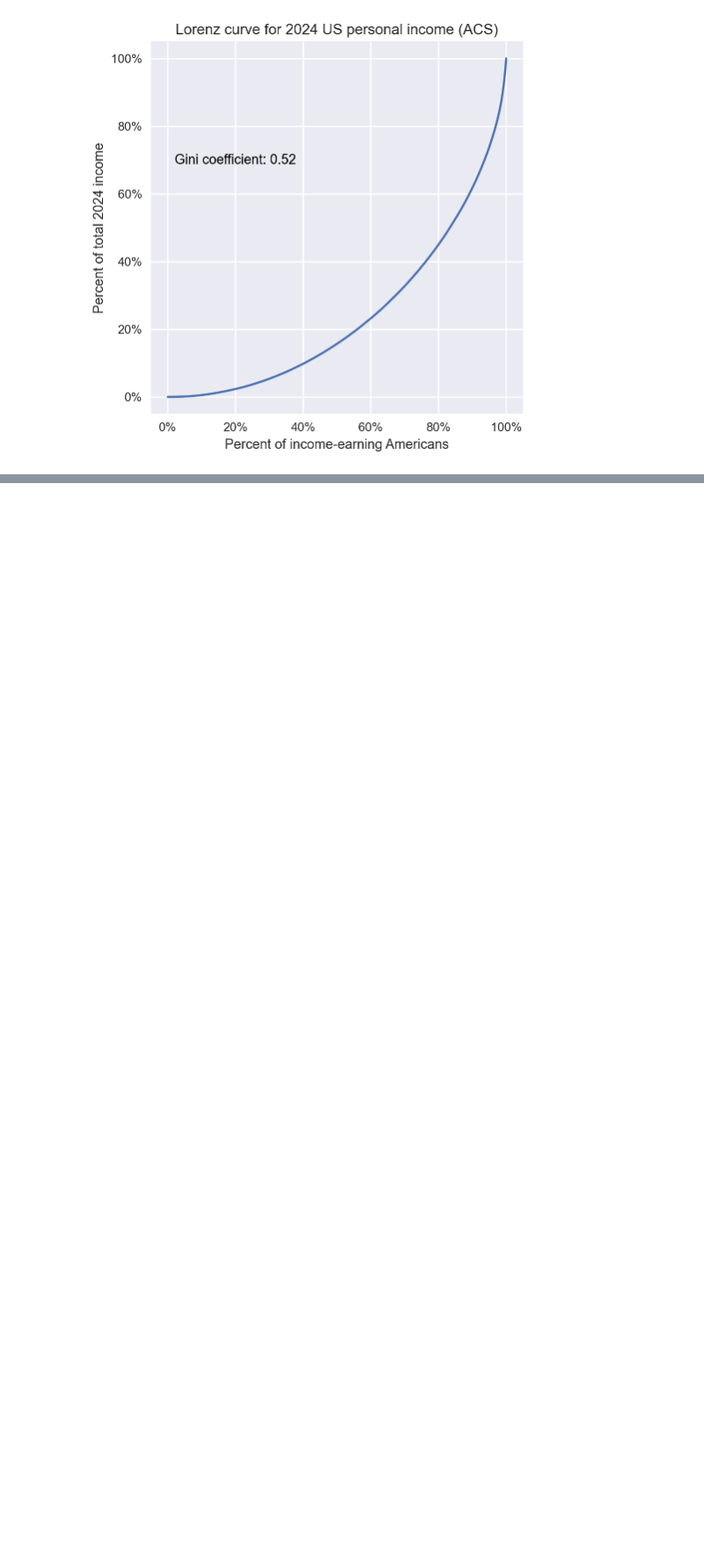
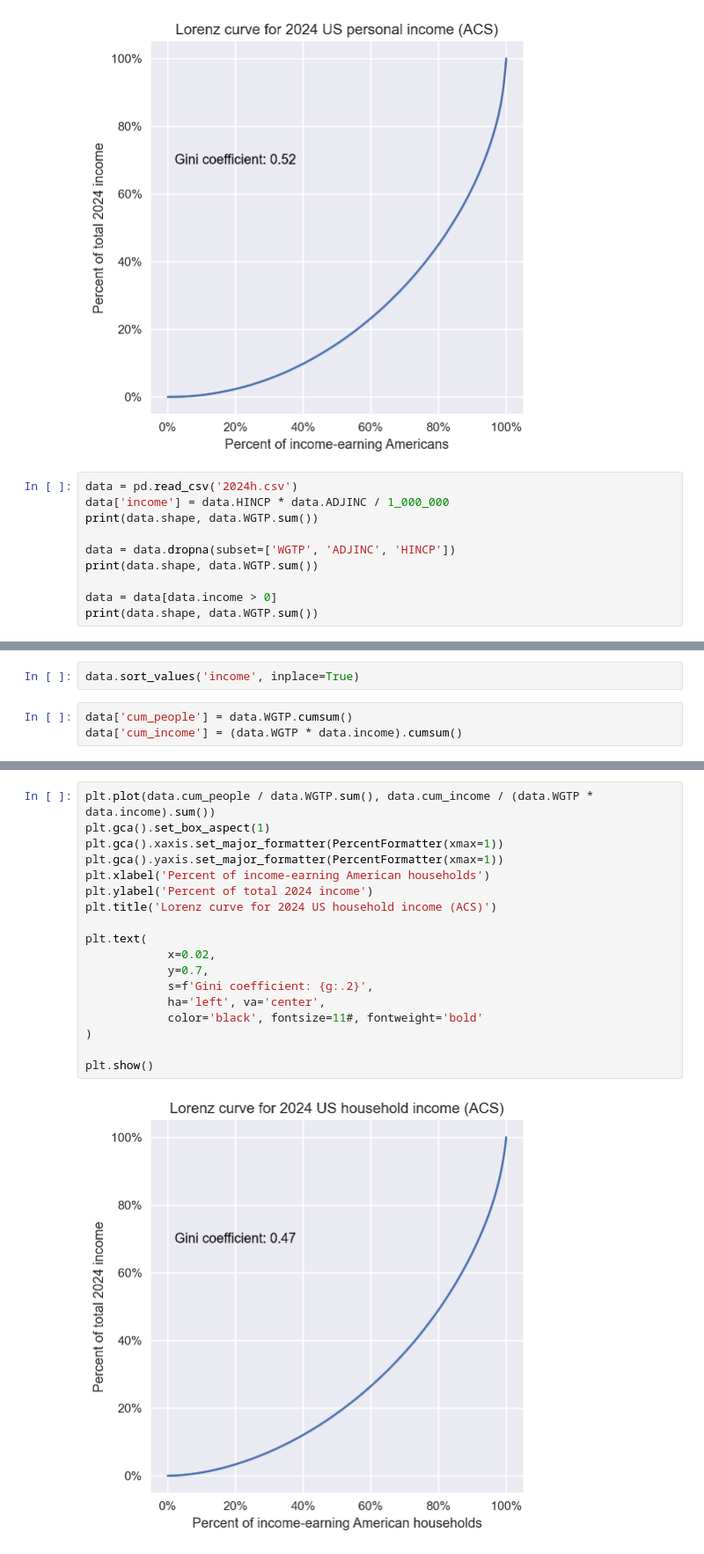
Before and after one commit to ajschumacher/show_the_data, a Jupyter notebook: 20260406-lorenz_gini.ipynb, the cells around one changed output, grey strips where cells are left out. Shown at 88% size. Drawn from its saved outputs; the diff is of its cells as text; blank space fills up the shorter version.

```diff
--- a/20260406-lorenz_gini.ipynb
+++ b/20260406-lorenz_gini.ipynb
@@ -54,3 +52,13 @@ plt.text(
 plt.show()
 # %% [output]
 [figure]
+# %%
+data = pd.read_csv('2024h.csv')
+data['income'] = data.HINCP * data.ADJINC / 1_000_000
+print(data.shape, data.WGTP.sum())
+
+data = data.dropna(subset=['WGTP', 'ADJINC', 'HINCP'])
+print(data.shape, data.WGTP.sum())
+
+data = data[data.income > 0]
+print(data.shape, data.WGTP.sum())
@@ -56,0 +69,5 @@ plt.show()
+# %%
+data.sort_values('income', inplace=True)
+# %%
+data['cum_people'] = data.WGTP.cumsum()
+data['cum_income'] = (data.WGTP * data.income).cumsum()
@@ -56,0 +80,20 @@ plt.show()
+# %%
+plt.plot(data.cum_people / data.WGTP.sum(), data.cum_income / (data.WGTP * data.income).sum())
+plt.gca().set_box_aspect(1)
+plt.gca().xaxis.set_major_formatter(PercentFormatter(xmax=1))
+plt.gca().yaxis.set_major_formatter(PercentFormatter(xmax=1))
+plt.xlabel('Percent of income-earning American households')
+plt.ylabel('Percent of total 2024 income')
+plt.title('Lorenz curve for 2024 US household income (ACS)')
+
+plt.text(
+            x=0.02,
+            y=0.7,
+            s=f'Gini coefficient: {g:.2}',
+            ha='left', va='center',
+            color='black', fontsize=11#, fontweight='bold'
+)
+
+plt.show()
+# %% [output]
+[figure, added]
```
Also changed, not shown: parts of 3 cells of this notebook.
